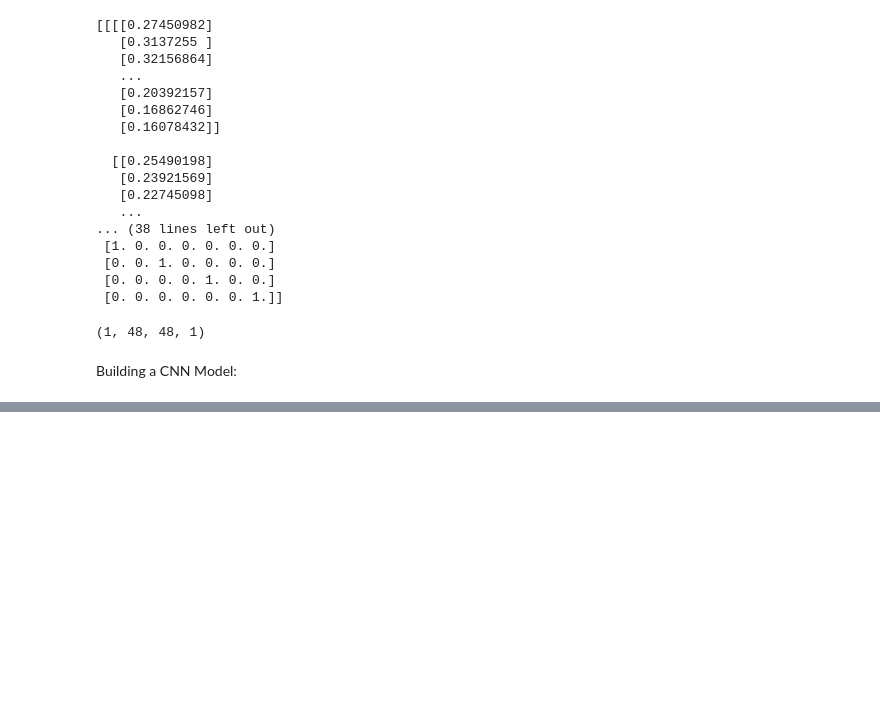
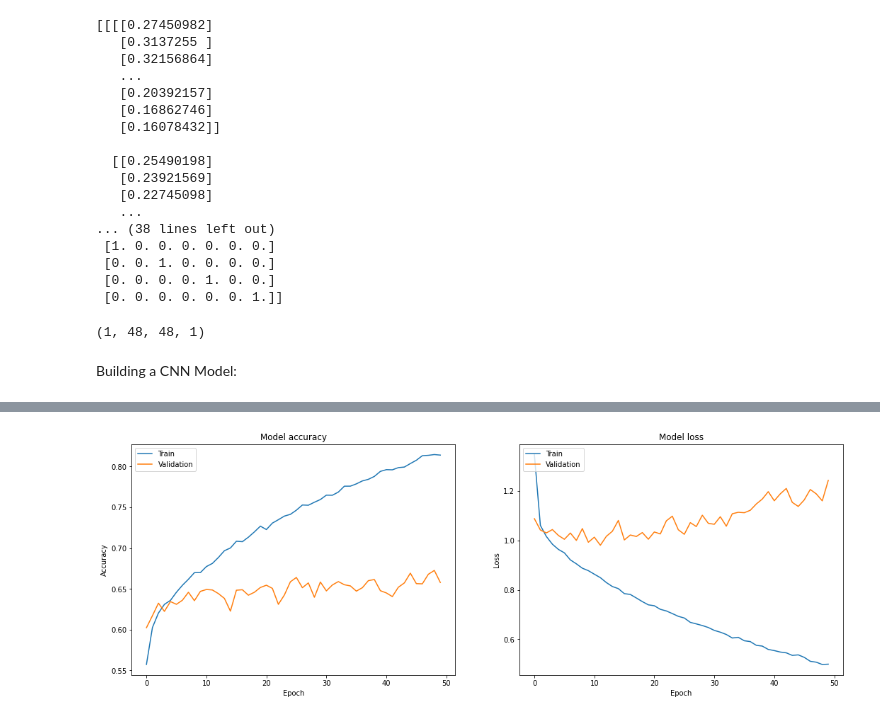
Before and after one commit to mansikataria/FacialExpressionRecognition, a Jupyter notebook: FacialExpressionRecognition.ipynb, the cells around one changed output, grey strips where cells are left out. Drawn from its saved outputs; the diff is of its cells as text; code cells hidden in the pictures; blank space fills up the shorter version.

```diff
--- a/FacialExpressionRecognition.ipynb
+++ b/FacialExpressionRecognition.ipynb
@@ -312,0 +338,17 @@ Epoch 50/50
+# %%
+#Add some more data using augmentation
+from keras.preprocessing.image import ImageDataGenerator
+data_generator = ImageDataGenerator(
+                        featurewise_center=False,
+                        featurewise_std_normalization=False,
+                        rotation_range=10,
+                        width_shift_range=0.1,
+                        height_shift_range=0.1,
+                        zoom_range=.1,
+                        horizontal_flip=True)
+
+history = model.fit(data_generator.flow(data_train_X, data_train_Y, batch_size),
+                                steps_per_epoch=len(data_train_X) / batch_size,
+                                epochs=50,
+                                validation_data=(data_val_X, data_val_Y))
+model.save(path_model)
@@ -312,0 +373,20 @@ Epoch 50/50
+# %%
+fig, axes = plt.subplots(1,2, figsize=(18, 6))
+# Plot training & validation accuracy values
+axes[0].plot(history.history['categorical_accuracy'])
+axes[0].plot(history.history['val_categorical_accuracy'])
+axes[0].set_title('Model accuracy')
+axes[0].set_ylabel('Accuracy')
+axes[0].set_xlabel('Epoch')
+axes[0].legend(['Train', 'Validation'], loc='upper left')
+
+# Plot training & validation loss values
+axes[1].plot(history.history['loss'])
+axes[1].plot(history.history['val_loss'])
+axes[1].set_title('Model loss')
+axes[1].set_ylabel('Loss')
+axes[1].set_xlabel('Epoch')
+axes[1].legend(['Train', 'Validation'], loc='upper left')
+plt.show()
+# %% [output]
+[figure, added]
```
Also changed, not shown: parts of 7 cells of this notebook.
